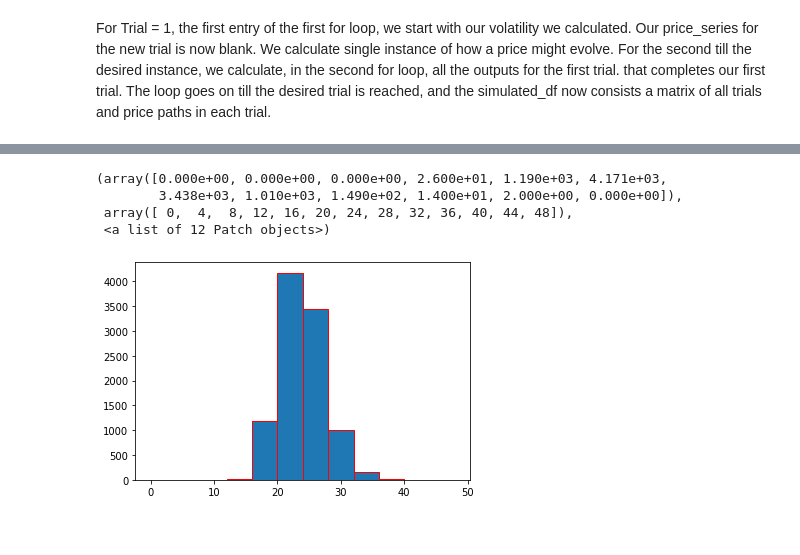
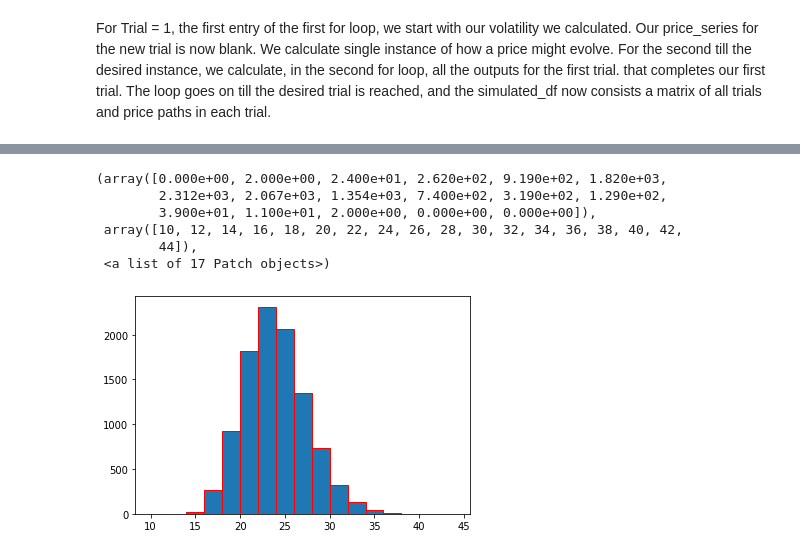
Before and after one commit to Rupesh0Poudel/Numerical_Introductory_Seminar, a Jupyter notebook: Software_AG.ipynb, the cells around one changed output, grey strips where cells are left out. Cells and saved outputs as stored; diff of their text form; code cells hidden in the pictures.

```diff
--- a/Software_AG.ipynb
+++ b/Software_AG.ipynb
@@ -233,14 +234,16 @@ sns.kdeplot(final, cumulative=True)
 # %%
 #bins_desired = [0,80,160,240,320,400,480,560,640,720]
-bins_desired = [0,4,8,12,16,20,24,28,32,36,40,44,48]
+bins_desired = [10,12,14,16,18,20,22,24,26,28,30,32,34,36,38,40,42,44]
 
 plt.hist(final, bins = bins_desired, edgecolor = 'red')
 # %% [output]
-(array([0.000e+00, 0.000e+00, 0.000e+00, 2.600e+01, 1.190e+03, 4.171e+03,
-        3.438e+03, 1.010e+03, 1.490e+02, 1.400e+01, 2.000e+00, 0.000e+00]),
- array([ 0,  4,  8, 12, 16, 20, 24, 28, 32, 36, 40, 44, 48]),
- <a list of 12 Patch objects>)
+(array([0.000e+00, 2.000e+00, 2.400e+01, 2.620e+02, 9.190e+02, 1.820e+03,
+        2.312e+03, 2.067e+03, 1.354e+03, 7.400e+02, 3.190e+02, 1.290e+02,
+        3.900e+01, 1.100e+01, 2.000e+00, 0.000e+00, 0.000e+00]),
+ array([10, 12, 14, 16, 18, 20, 22, 24, 26, 28, 30, 32, 34, 36, 38, 40, 42,
+        44]),
+ <a list of 17 Patch objects>)
-[figure, old version]
+[figure, new version]
 # %%
 counter_less140 = final[final<last_price]
 counter_less140
```
Also changed, not shown: parts of 12 cells of this notebook.
